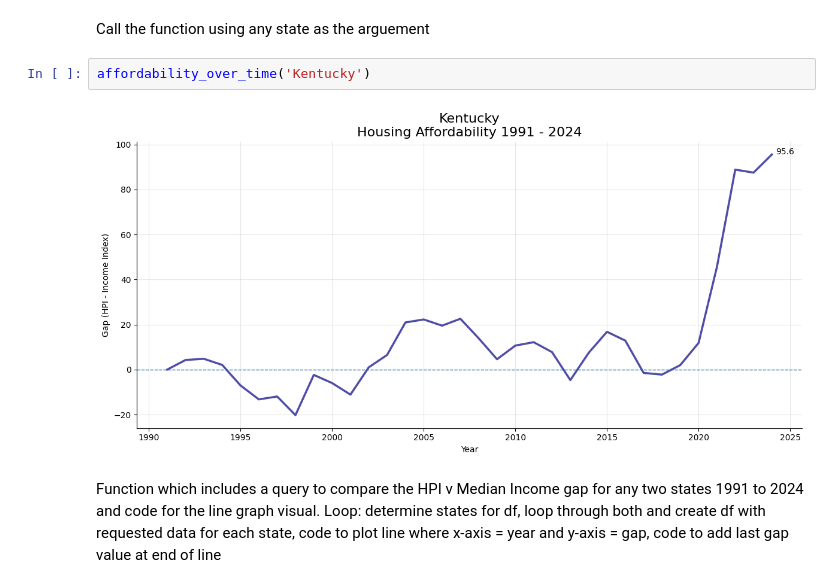
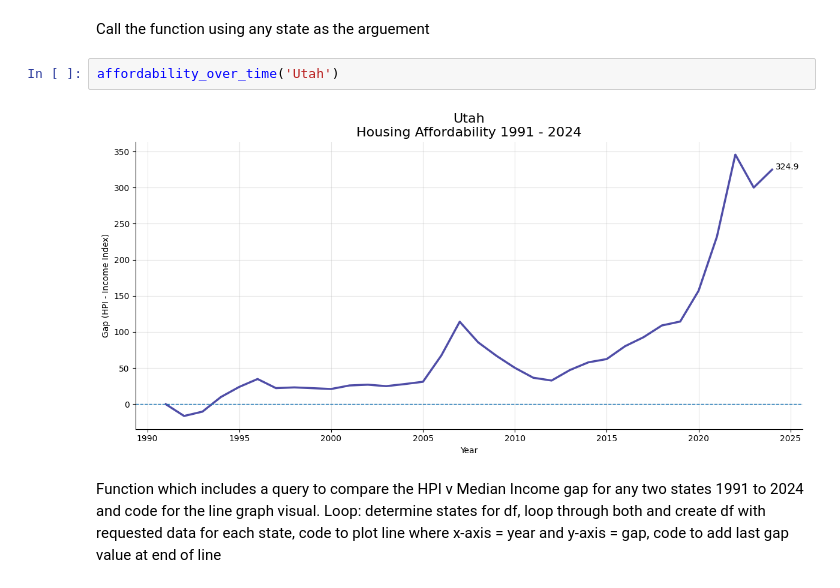
Before and after one commit to rhyman7/Home_Price_v_Median_Income_1991-2024, a Jupyter notebook: sql_and_visuals.ipynb, the cells around one changed output. Saved outputs shown, nothing was run; the diff lists cells and outputs as text.

```diff
--- a/sql_and_visuals.ipynb
+++ b/sql_and_visuals.ipynb
@@ -234,9 +234,9 @@ def affordability_over_time(state):
 # %% [markdown]
 Call the function using any state as the arguement
 # %%
-affordability_over_time('Kentucky')
+affordability_over_time('Utah')
 # %% [output]
-[figure, old version]
+[figure, new version]
 # %% [markdown]
 Function which includes a query to compare the HPI v Median Income gap for any two states 1991 to 2024 and code for the line graph visual. Loop: determine states for df, loop through both and create df with requested data for each state, code to plot line where x-axis = year and y-axis = gap, code to add last gap value at end of line
 # %%
```
Also changed, not shown: parts of 16 cells of this notebook, 2 other files.
